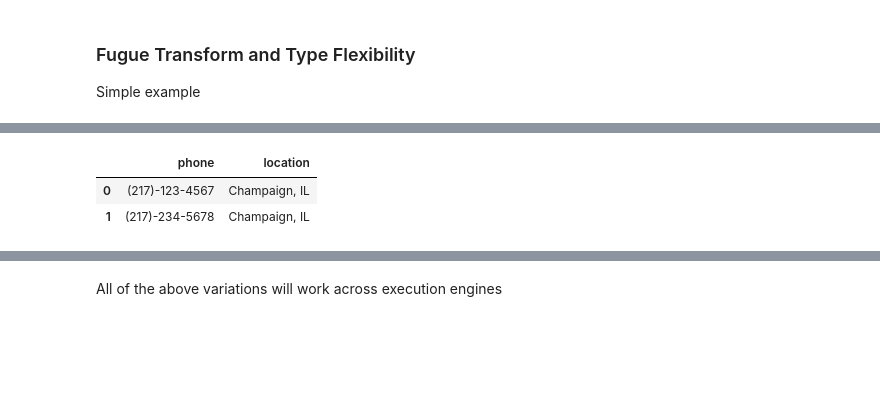
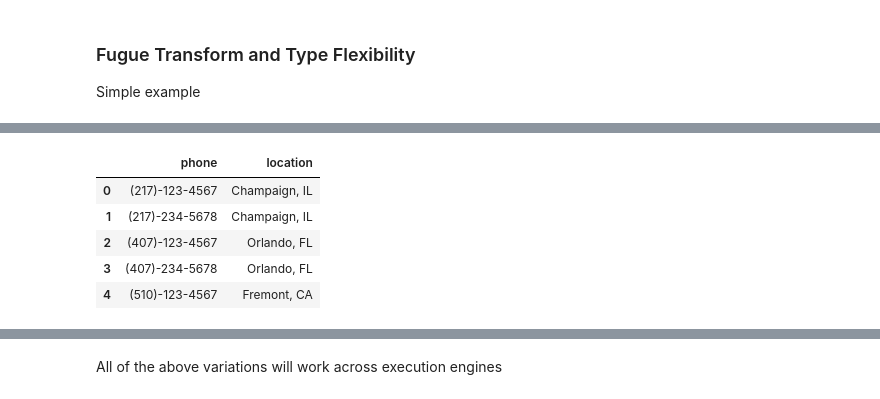
Before and after one commit to kvnkho/demos, a Jupyter notebook: fugue/demo/Fugue Demo.ipynb, the cells around one changed output, grey strips where cells are left out. Cells and saved outputs as stored; diff of their text form; code cells hidden in the pictures; blank space fills up the shorter version.

```diff
--- a/fugue/demo/Fugue Demo.ipynb
+++ b/fugue/demo/Fugue Demo.ipynb
@@ -704,8 +718,11 @@ def map_phone_to_location(df: pd.DataFrame) -> pd.DataFrame:
 # %%
 transform(data.copy(),
           map_phone_to_location,
-          schema="*, location:str").head(2)
+          schema="*, location:str")
 # %% [output]
 |  | phone | location |
 | 0 | (217)-123-4567 | Champaign, IL |
 | 1 | (217)-234-5678 | Champaign, IL |
+| 2 | (407)-123-4567 | Orlando, FL |
+| 3 | (407)-234-5678 | Orlando, FL |
+| 4 | (510)-123-4567 | Fremont, CA |
```
Also changed, not shown: parts of 47 cells of this notebook, 19 other files.
